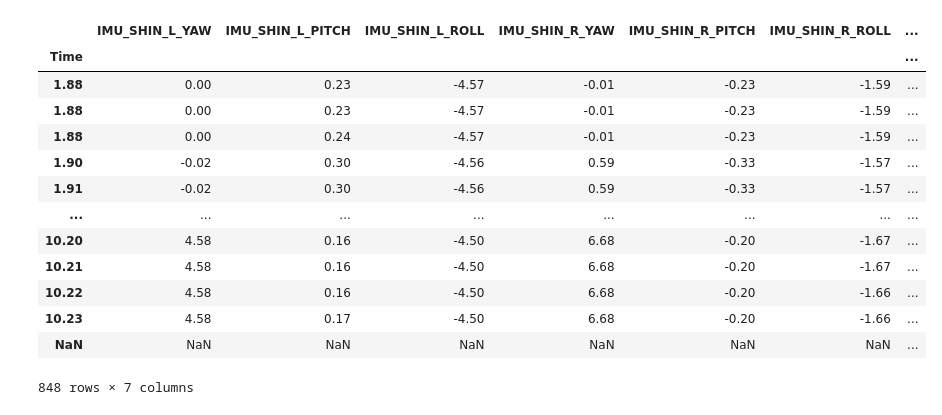
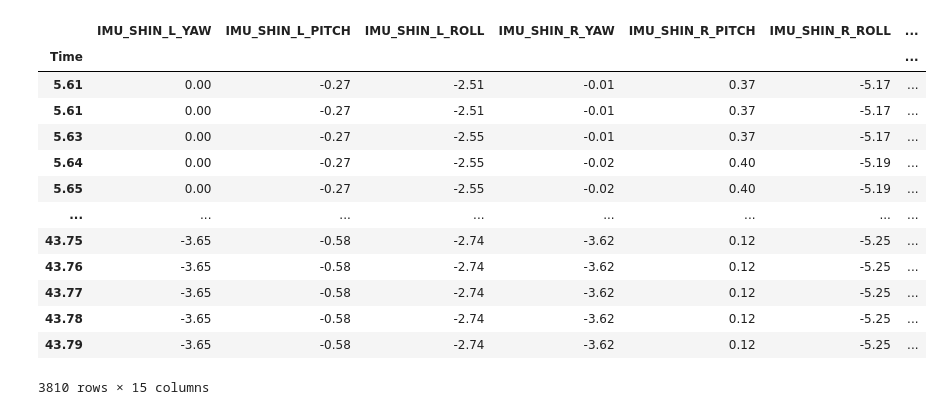
Before and after one commit to njanwani/soft-axo, a Jupyter notebook: Data Processsing/Scripts/plot.ipynb, the cells around one changed output. Cells and saved outputs as stored; diff of their text form; code cells hidden in the pictures.

```diff
--- a/Data Processsing/Scripts/plot.ipynb
+++ b/Data Processsing/Scripts/plot.ipynb
@@ -1,23 +1,23 @@
 # %%
 import pandas as pd
 import matplotlib.pyplot as plt
 
-data = pd.read_csv(r'../Data/data_72038.csv')
+data = pd.read_csv(r'../Data/data_full.csv')
 data = data.set_index('Time')
 data
 # %% [output]
 |  | IMU_SHIN_L_YAW | IMU_SHIN_L_PITCH | IMU_SHIN_L_ROLL | IMU_SHIN_R_YAW | IMU_SHIN_R_PITCH | IMU_SHIN_R_ROLL | ... |
 | Time |  |  |  |  |  |  | ... |
-| 1.88 | 0.00 | 0.23 | -4.57 | -0.01 | -0.23 | -1.59 | ... |
-| 1.88 | 0.00 | 0.23 | -4.57 | -0.01 | -0.23 | -1.59 | ... |
-| 1.88 | 0.00 | 0.24 | -4.57 | -0.01 | -0.23 | -1.59 | ... |
-| 1.90 | -0.02 | 0.30 | -4.56 | 0.59 | -0.33 | -1.57 | ... |
-| 1.91 | -0.02 | 0.30 | -4.56 | 0.59 | -0.33 | -1.57 | ... |
+| 5.61 | 0.00 | -0.27 | -2.51 | -0.01 | 0.37 | -5.17 | ... |
+| 5.61 | 0.00 | -0.27 | -2.51 | -0.01 | 0.37 | -5.17 | ... |
+| 5.63 | 0.00 | -0.27 | -2.55 | -0.01 | 0.37 | -5.17 | ... |
+| 5.64 | 0.00 | -0.27 | -2.55 | -0.02 | 0.40 | -5.19 | ... |
+| 5.65 | 0.00 | -0.27 | -2.55 | -0.02 | 0.40 | -5.19 | ... |
 | ... | ... | ... | ... | ... | ... | ... | ... |
-| 10.20 | 4.58 | 0.16 | -4.50 | 6.68 | -0.20 | -1.67 | ... |
-| 10.21 | 4.58 | 0.16 | -4.50 | 6.68 | -0.20 | -1.67 | ... |
-| 10.22 | 4.58 | 0.16 | -4.50 | 6.68 | -0.20 | -1.66 | ... |
-| 10.23 | 4.58 | 0.17 | -4.50 | 6.68 | -0.20 | -1.66 | ... |
-| NaN | NaN | NaN | NaN | NaN | NaN | NaN | ... |
+| 43.75 | -3.65 | -0.58 | -2.74 | -3.62 | 0.12 | -5.25 | ... |
+| 43.76 | -3.65 | -0.58 | -2.74 | -3.62 | 0.12 | -5.25 | ... |
+| 43.77 | -3.65 | -0.58 | -2.74 | -3.62 | 0.12 | -5.25 | ... |
+| 43.78 | -3.65 | -0.58 | -2.74 | -3.62 | 0.12 | -5.25 | ... |
+| 43.79 | -3.65 | -0.58 | -2.74 | -3.62 | 0.12 | -5.25 | ... |
-848 rows × 7 columns
+3810 rows × 15 columns
 # %%
```
Also changed, not shown: parts of 1 cell of this notebook, 20 other files.
